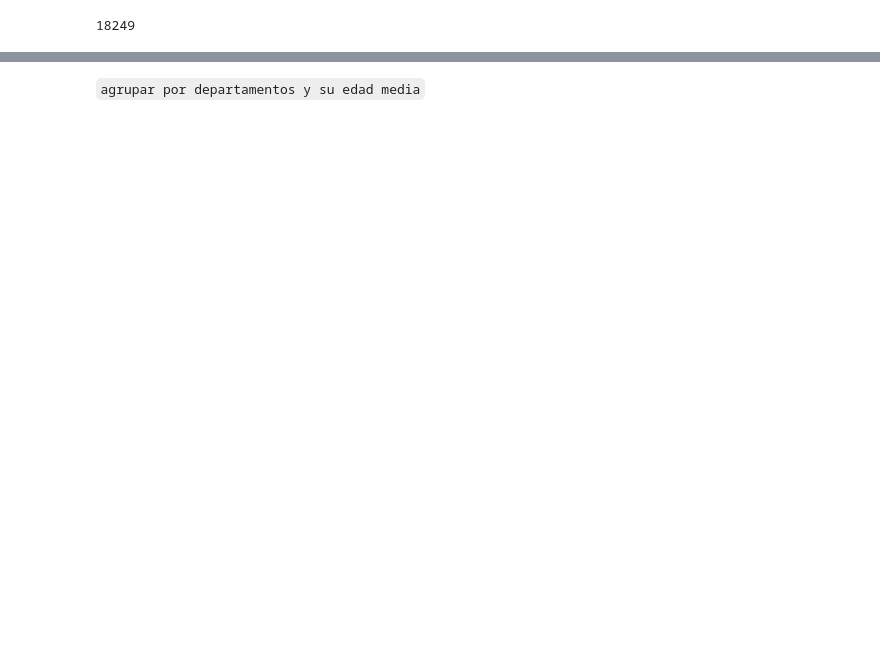
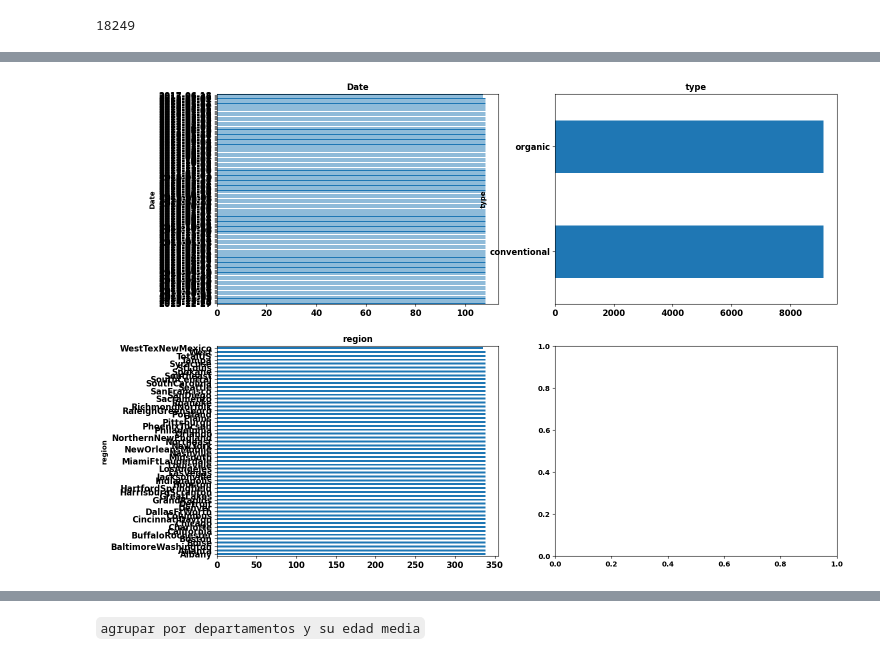
Before and after one commit to OscarFraile/EVOLVE, a Jupyter notebook: Fernando_Costa/Notebooks/Oscar/5.1.1 - Pandas III - Aggregation & combination copy.ipynb, the cells around one changed output, grey strips where cells are left out. Cells and saved outputs as stored; diff of their text form; code cells hidden in the pictures; blank space fills up the shorter version.

```diff
--- a/Fernando_Costa/Notebooks/Oscar/5.1.1 - Pandas III - Aggregation & combination copy.ipynb
+++ b/Fernando_Costa/Notebooks/Oscar/5.1.1 - Pandas III - Aggregation & combination copy.ipynb
@@ -8,7 +8,8 @@ import pandas as pd
 # %% [markdown]
 `groupby, tabla dinámica y tabla cruzada`
 # %%
-df = pd.read_csv("../datasets/avocado_kaggle.csv")
+df = pd.read_csv('../../../../evolve-data-python/datasets/avocado_kaggle.csv')
+
 df.drop("Unnamed: 0", inplace=True, axis=1)
 # %%
 df.sample()
@@ -198,0 +230,5 @@ df.shape[0]
+# %%
+for variable in cat:
+    print(variable + '\n')
+    print(cat[variable].value_counts(dropna = False))
+    print('\n\n')
@@ -198,0 +281,7 @@ df.shape[0]
+# %%
+cat.columns.to_list()
+incluir_cat = cat.columns.to_list()
+
+'''#Eliminamos las columnas que estén en la siguiente lista
+for i in sorted([0, 6, 8, 13, 14, 15], reverse=True):
+    del incluir_cat[i]'''
@@ -198,0 +325,31 @@ df.shape[0]
+# %%
+import matplotlib.pyplot as plt
+
+def graficos_eda_categoricos(cat):
+
+    # Filtrar solo columnas numéricas seleccionadas en incluir_num
+    cat = cat[incluir_cat]
+
+    # Verificar si hay columnas numéricas
+    if cat.shape[1] == 0:
+        print("No hay columnas categóricas para graficar.")
+        return
+    #Calculamos el número de filas que necesitamos
+    from math import ceil
+    filas = ceil(cat.shape[1] / 2)
+
+    #Definimos el gráfico
+    f, ax = plt.subplots(nrows = filas, ncols = 2, figsize = (16, filas * 6))
+
+    #Aplanamos para iterar por el gráfico como si fuera de 1 dimensión en lugar de 2
+    ax = ax.flat
+
+    #Creamos el bucle que va añadiendo gráficos
+    for cada, variable in enumerate(cat):
+        cat[variable].value_counts().plot.barh(ax = ax[cada])
+        ax[cada].set_title(variable, fontsize = 12, fontweight = "bold")
+        ax[cada].tick_params(labelsize = 12)
+# %%
+graficos_eda_categoricos(cat)
+# %% [output]
+[figure, added]
```
Also changed, not shown: parts of 36 cells of this notebook, 1 other file.
